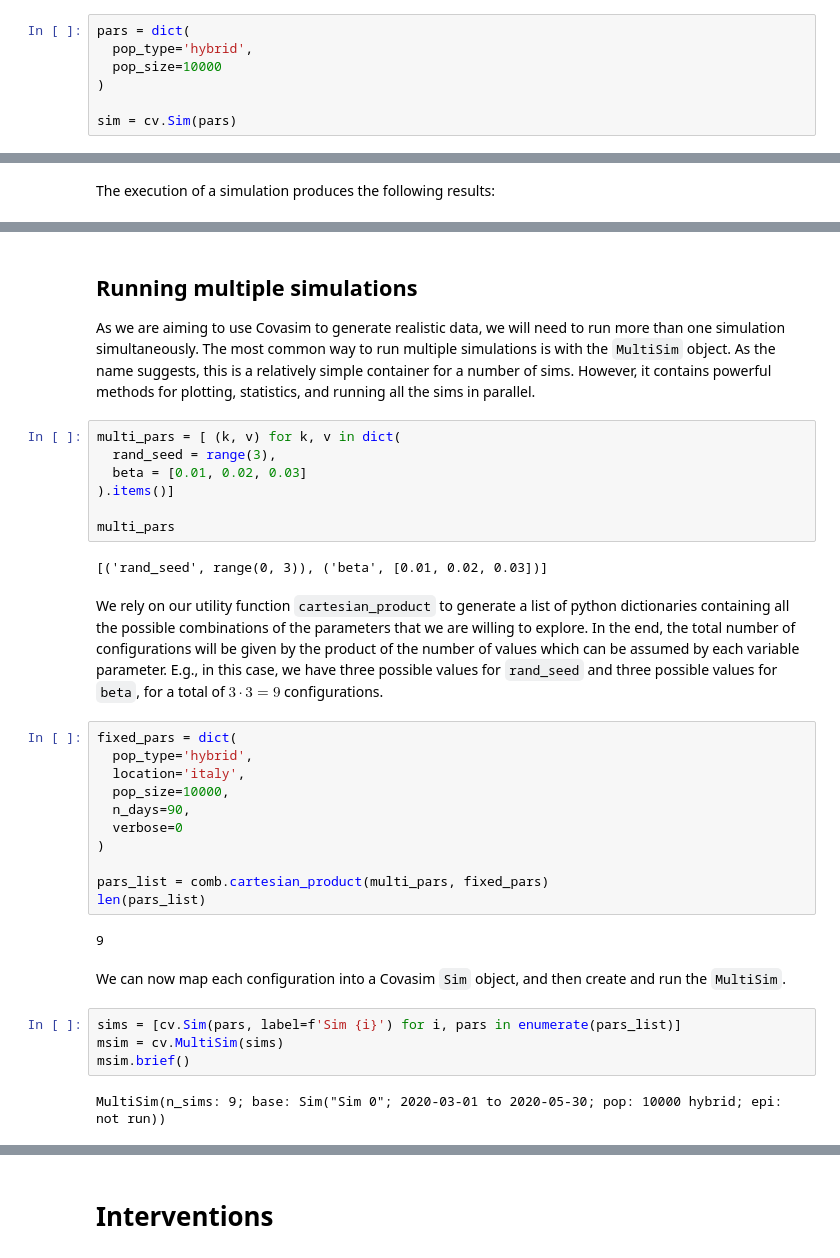
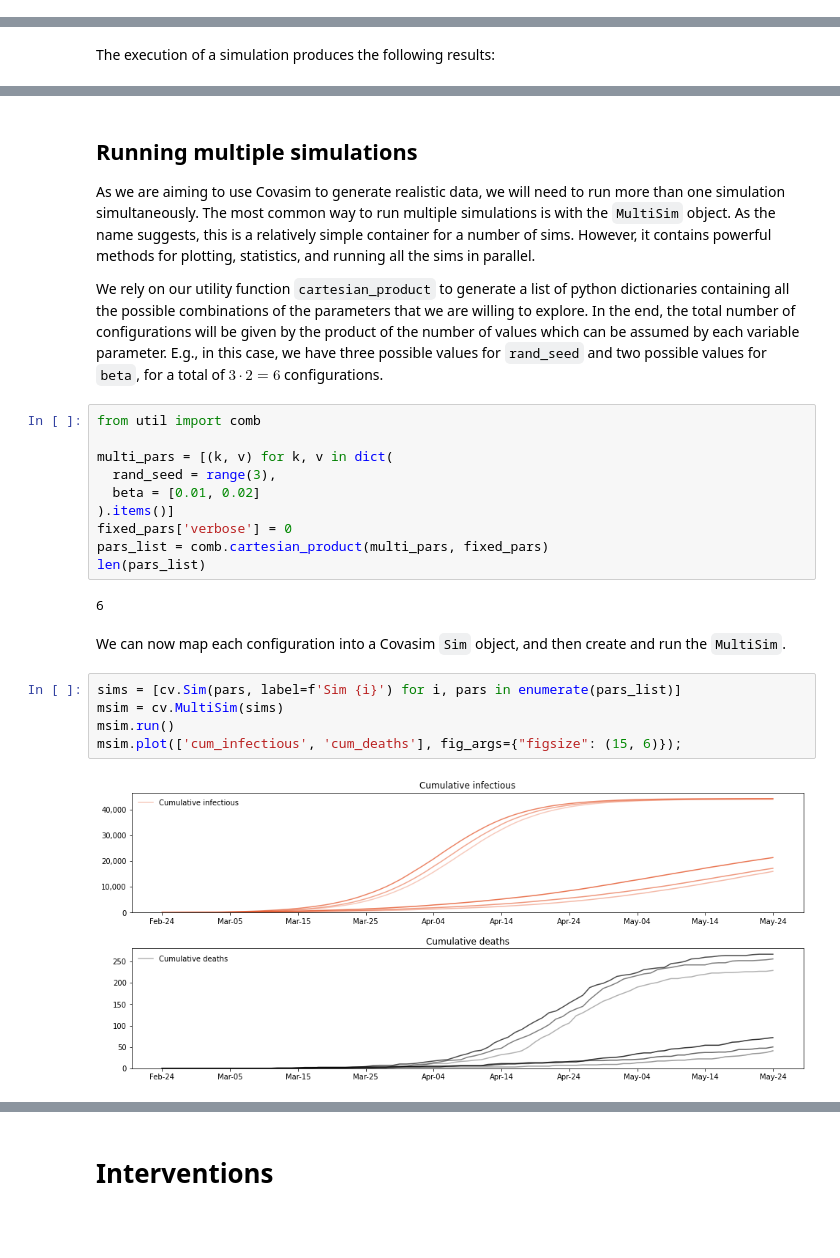
Before and after one commit to LIA-UniBo/EpidemicModelLearning, a Jupyter notebook: notebooks/1. Covasim.ipynb, the cells around one changed output, grey strips where cells are left out. Saved outputs shown, nothing was run; the diff lists cells and outputs as text; blank space fills up the shorter version.

```diff
--- a/notebooks/1. Covasim.ipynb
+++ b/notebooks/1. Covasim.ipynb
@@ -22,7 +18,0 @@ Here, we fix the population size to `10000` and we use the `hybrid` population t
-# %%
-pars = dict(
-  pop_type='hybrid',
-  pop_size=10000
-)
-
-sim = cv.Sim(pars)
@@ -82,35 +83,26 @@ Simulation summary:
 ## Running multiple simulations
 
 As we are aiming to use Covasim to generate realistic data, we will need to run more than one simulation simultaneously. The most common way to run multiple simulations is with the `MultiSim` object. As the name suggests, this is a relatively simple container for a number of sims. However, it contains powerful methods for plotting, statistics, and running all the sims in parallel.
+
+We rely on our utility function `cartesian_product` to generate a list of python dictionaries containing all the possible combinations of the parameters that we are willing to explore. In the end, the total number of configurations will be given by the product of the number of values which can be assumed by each variable parameter. E.g., in this case, we have three possible values for `rand_seed` and two possible values for `beta`, for a total of $3 \cdot 2 = 6$ configurations.
 # %%
-multi_pars = [ (k, v) for k, v in dict(
+from util import comb
+
+multi_pars = [(k, v) for k, v in dict(
   rand_seed = range(3),
-  beta = [0.01, 0.02, 0.03]
+  beta = [0.01, 0.02]
 ).items()]
-
-multi_pars
+fixed_pars['verbose'] = 0
+pars_list = comb.cartesian_product(multi_pars, fixed_pars)
+len(pars_list)
 # %% [output]
-[('rand_seed', range(0, 3)), ('beta', [0.01, 0.02, 0.03])]
+6
-# %% [markdown]
-We rely on our utility function `cartesian_product` to generate a list of python dictionaries containing all the possible combinations of the parameters that we are willing to explore. In the end, the total number of configurations will be given by the product of the number of values which can be assumed by each variable parameter. E.g., in this case, we have three possible values for `rand_seed` and three possible values for `beta`, for a total of $3 \cdot 3 = 9$ configurations.
-# %%
-fixed_pars = dict(
-  pop_type='hybrid',
-  location='italy',
-  pop_size=10000,
-  n_days=90,
-  verbose=0
-)
-
-pars_list = comb.cartesian_product(multi_pars, fixed_pars)
-len(pars_list)
-# %% [output]
-9
 # %% [markdown]
 We can now map each configuration into a Covasim `Sim` object, and then create and run the `MultiSim`.
 # %%
 sims = [cv.Sim(pars, label=f'Sim {i}') for i, pars in enumerate(pars_list)]
 msim = cv.MultiSim(sims)
-msim.brief()
+msim.run()
+msim.plot(['cum_infectious', 'cum_deaths'], fig_args={"figsize": (15, 6)});
 # %% [output]
-MultiSim(n_sims: 9; base: Sim("Sim 0"; 2020-03-01 to 2020-05-30; pop: 10000 hybrid; epi: not run))
+[figure, added]
```
Also changed, not shown: parts of 35 cells of this notebook, 1 other file.
